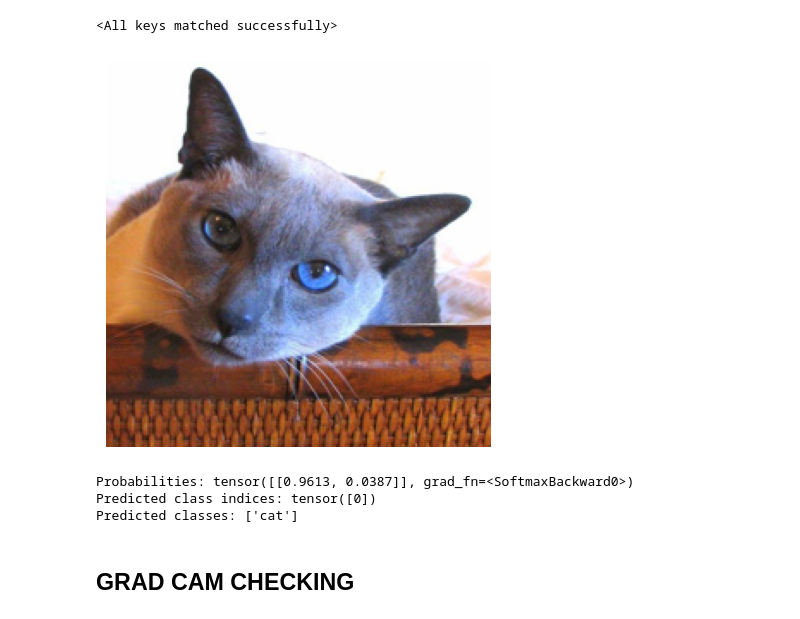
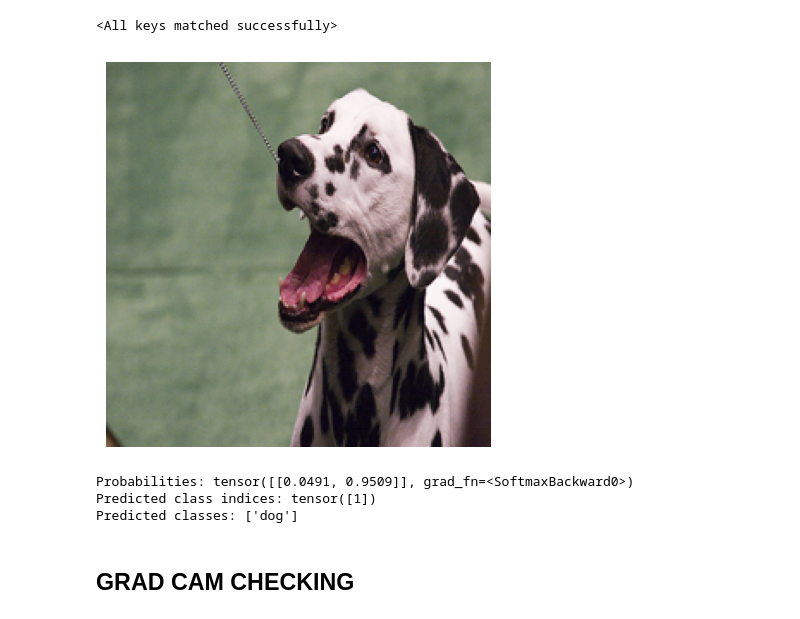
Before and after one commit to Danila-Pechenev/mae_railway_risk, a Jupyter notebook: vitmae_finetune_visualize.ipynb, the cells around one changed output. Saved outputs shown, nothing was run; the diff lists cells and outputs as text; code cells hidden in the pictures.

```diff
--- a/vitmae_finetune_visualize.ipynb
+++ b/vitmae_finetune_visualize.ipynb
@@ -74,21 +71,21 @@ model_mae_classif = prepare_model(chkpt_dir, 'vit_large_patch16')
 # %% [output]
 <All keys matched successfully>
 # %%
-img_path = "../../data/cat_dog/test/cat/41.jpg"
+img_path = "../../data/cat_dog/test/dog/50.jpg"
 img_true= Image.open(img_path)
 img_resized = img_true.resize((224, 224))
 img_float = np.array(img_resized) / 255.
 
 assert img_float.shape == (224, 224, 3)
 
 # normalize by ImageNet mean and std
 img = img_float - imagenet_mean
 img_tsf = img / imagenet_std
 
 plt.rcParams['figure.figsize'] = [5, 5]
 show_image(torch.tensor(img_tsf))
 # %% [output]
-[figure, old version]
+[figure, new version]
 # %%
 result = run_one_image(img_tsf, model_mae_classif)
 # Optionally compute probabilities
@@ -104,9 +101,9 @@ class_labels = ['cat', 'dog']
 predicted_classes = [class_labels[idx] for idx in predicted_class_indices]
 print("Predicted classes:", predicted_classes)
 # %% [output]
-Probabilities: tensor([[0.9613, 0.0387]], grad_fn=<SoftmaxBackward0>)
-Predicted class indices: tensor([0])
-Predicted classes: ['cat']
+Probabilities: tensor([[0.0491, 0.9509]], grad_fn=<SoftmaxBackward0>)
+Predicted class indices: tensor([1])
+Predicted classes: ['dog']
 # %% [markdown]
 ## GRAD CAM CHECKING
 # %%
```
Also changed, not shown: parts of 8 cells of this notebook, 3 other files.
